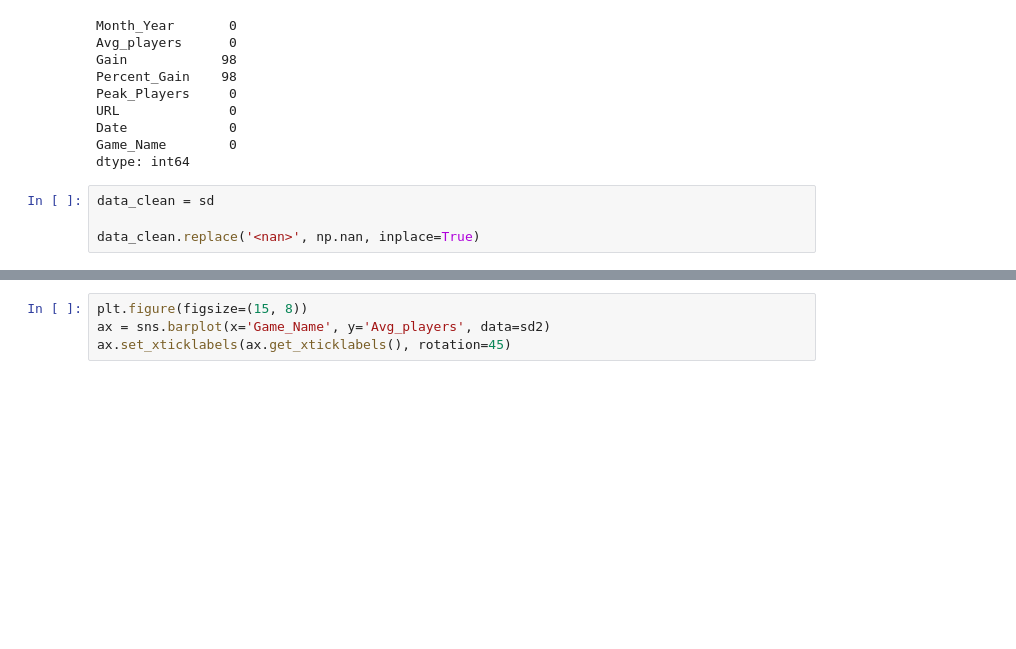
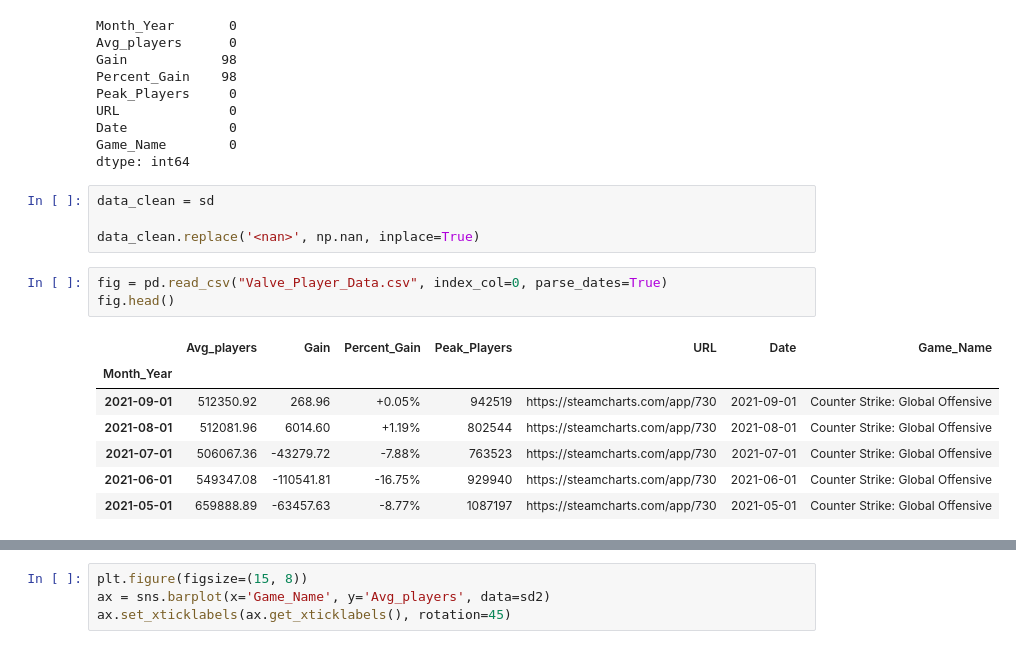
Before and after one commit to Ambush3/Steam-Gamer-Data, a Jupyter notebook: Steam Data.ipynb, the cells around one changed output, grey strips where cells are left out. Saved outputs shown, nothing was run; the diff lists cells and outputs as text; blank space fills up the shorter version.

```diff
--- a/Steam Data.ipynb
+++ b/Steam Data.ipynb
@@ -67,3 +66,14 @@ dtype: int64
 data_clean = sd
 
 data_clean.replace('<nan>', np.nan, inplace=True)
+# %%
+fig = pd.read_csv("Valve_Player_Data.csv", index_col=0, parse_dates=True)
+fig.head()
+# %% [output]
+|  | Avg_players | Gain | Percent_Gain | Peak_Players | URL | Date | Game_Name |
+| Month_Year |  |  |  |  |  |  |  |
+| 2021-09-01 | 512350.92 | 268.96 | +0.05% | 942519 | https://steamcharts.com/app/730 | 2021-09-01 | Counter Strike: Global Offensive |
+| 2021-08-01 | 512081.96 | 6014.60 | +1.19% | 802544 | https://steamcharts.com/app/730 | 2021-08-01 | Counter Strike: Global Offensive |
+| 2021-07-01 | 506067.36 | -43279.72 | -7.88% | 763523 | https://steamcharts.com/app/730 | 2021-07-01 | Counter Strike: Global Offensive |
+| 2021-06-01 | 549347.08 | -110541.81 | -16.75% | 929940 | https://steamcharts.com/app/730 | 2021-06-01 | Counter Strike: Global Offensive |
+| 2021-05-01 | 659888.89 | -63457.63 | -8.77% | 1087197 | https://steamcharts.com/app/730 | 2021-05-01 | Counter Strike: Global Offensive |
```
Also changed, not shown: parts of 9 cells of this notebook.
